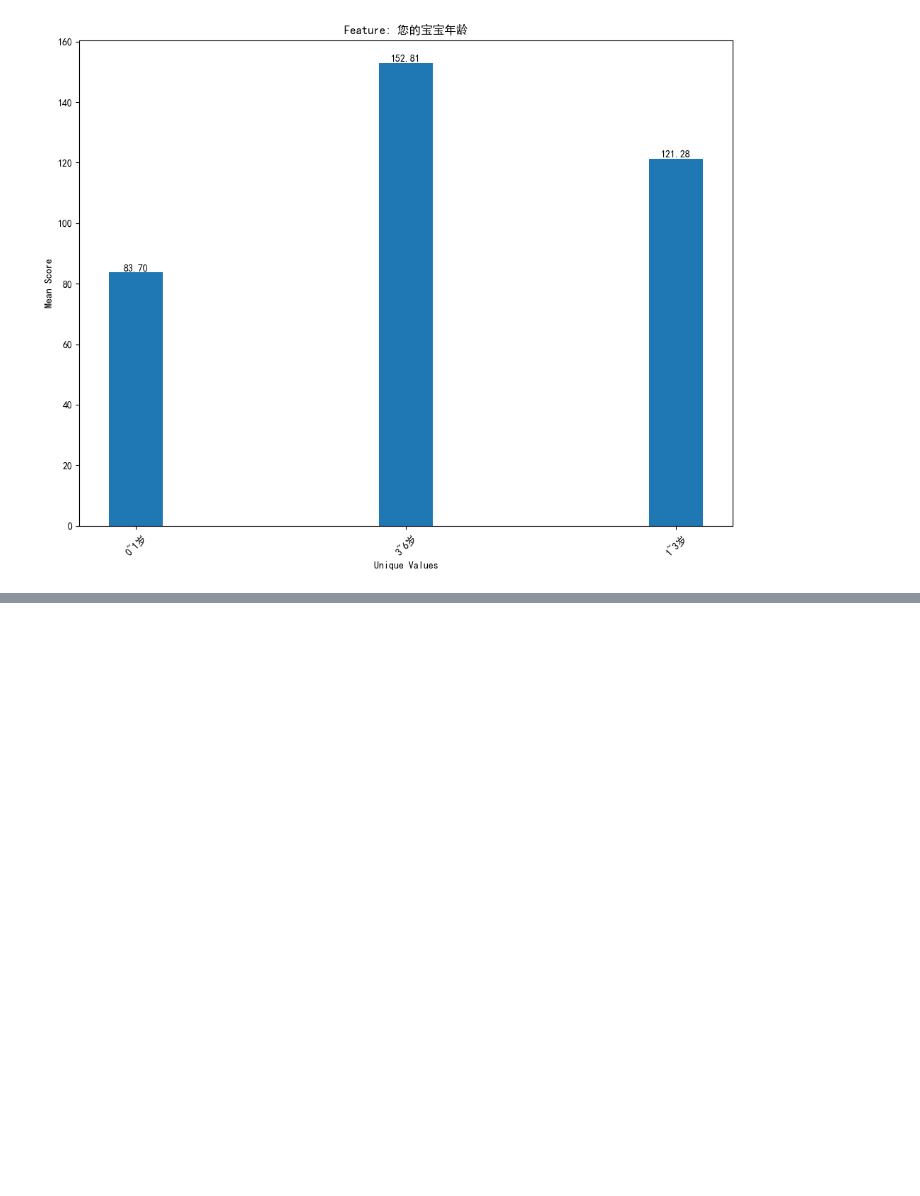
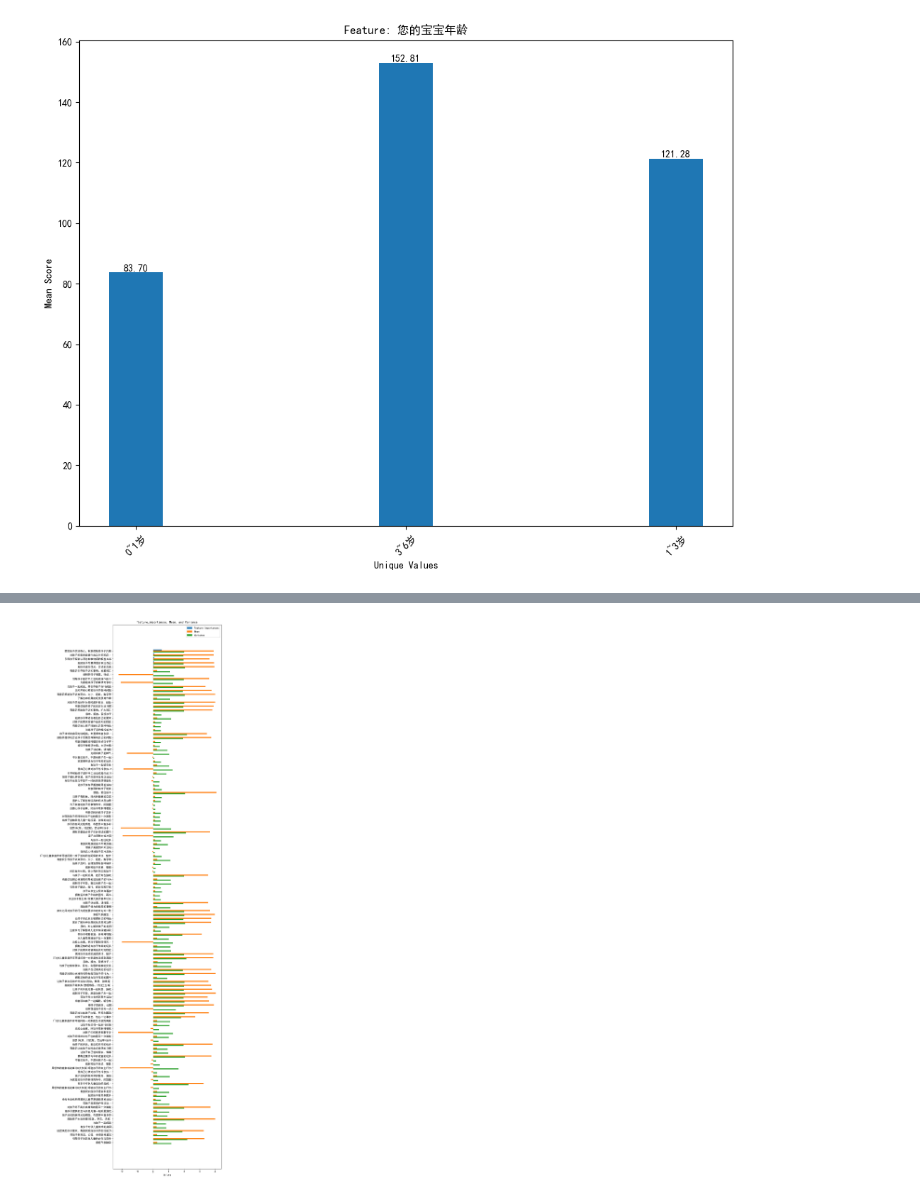
Before and after one commit to berry212/DMLab2, a Jupyter notebook: analysis.ipynb, the cells around one changed output, grey strips where cells are left out. Cells and saved outputs as stored; diff of their text form; code cells hidden in the pictures; blank space fills up the shorter version.

```diff
--- a/analysis.ipynb
+++ b/analysis.ipynb
@@ -176,0 +183,3 @@ for feature_name in feature[1:base_info_idx]:
+# %%
+X = data.iloc[:, base_info_idx:]
+y = target
@@ -176,0 +221,5 @@ for feature_name in feature[1:base_info_idx]:
+# %%
+mean_col = data.iloc[:, base_info_idx:].mean(axis=0).sort_values(ascending=False)
+var_col = data.iloc[:, base_info_idx:].var(axis=0).sort_values(ascending=False)
+print(mean_col, end='\n\n')
+print(var_col)
@@ -176,0 +255,31 @@ for feature_name in feature[1:base_info_idx]:
+# %%
+# 绘制图形
+columns = feature_importances.index
+
+# 计算条形图的位置，增加条形图之间的间隔
+n_groups = len(columns)
+index = np.arange(n_groups) * 1.5  # 增加乘数以增加间隔
+bar_width = 0.4
+
+# 绘制条形图，调整figsize以适应更大的间隔
+fig, ax = plt.subplots(figsize=(10, 30))
+bar1 = ax.barh(index, feature_importances, bar_width, label='Feature Importances')
+bar2 = ax.barh(index + bar_width, mean_col.reindex(columns), bar_width, label='Mean')
+bar3 = ax.barh(index + 2*bar_width, var_col.reindex(columns), bar_width, label='Variance')
+
+# 设置y轴
+ax.set_yticks(index + bar_width)
+ax.set_yticklabels(columns)
+ax.invert_yaxis()  # 使得第一个条形图在最上方
+
+# 设置图例
+ax.legend()
+
+# 设置标题和轴标签
+ax.set_xlabel('Values')
+ax.set_title('feature_importances, Mean, and Variance')
+
+plt.tight_layout()
+plt.show()
+# %% [output]
+[figure, added]
```
Also changed, not shown: parts of 7 cells of this notebook.
